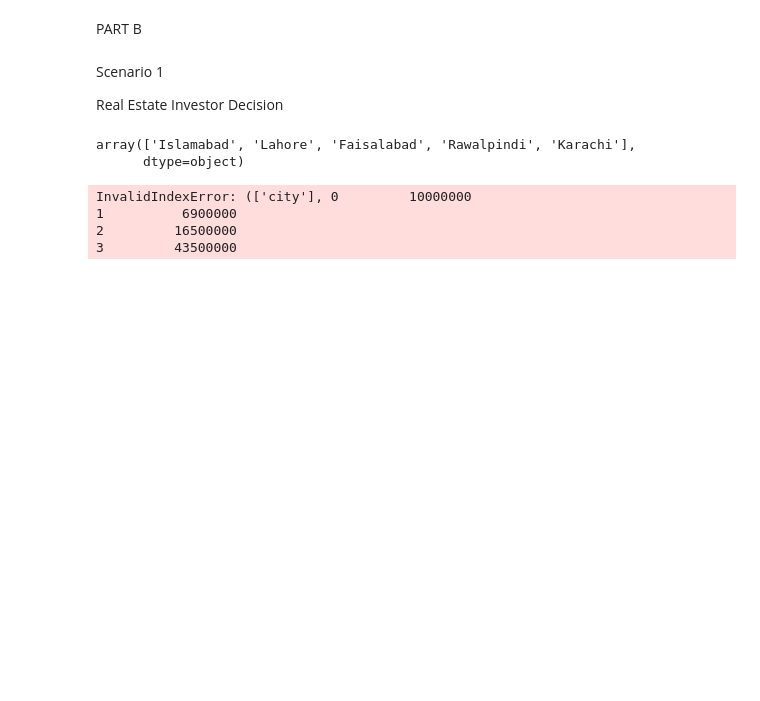
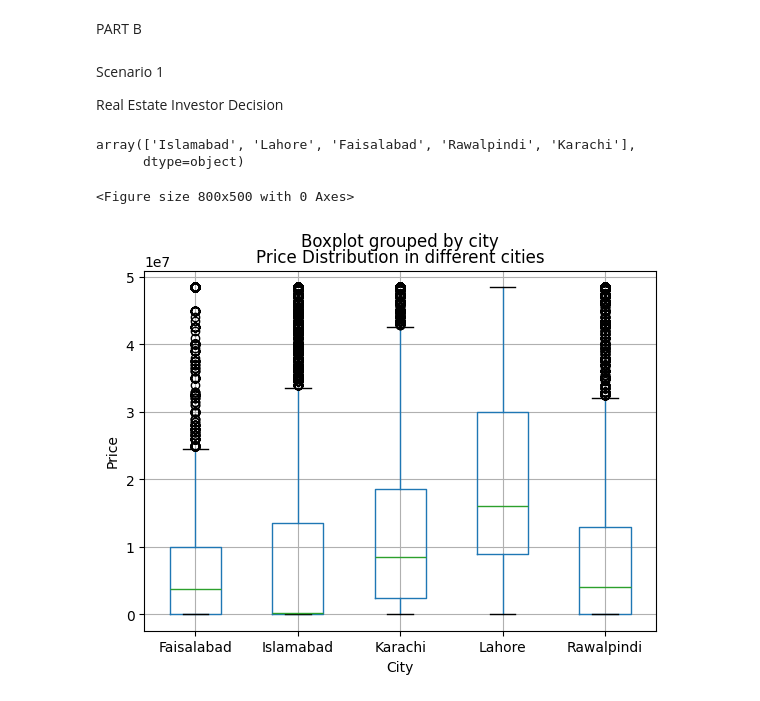
Before and after one commit to Abdul-Rafay-web/Data-Wrangling, a Jupyter notebook: Teknofest/main_competition.ipynb, the cells around one changed output. Saved outputs shown, nothing was run; the diff lists cells and outputs as text; code cells hidden in the pictures; blank space fills up the shorter version.

```diff
--- a/Teknofest/main_competition.ipynb
+++ b/Teknofest/main_competition.ipynb
@@ -231,11 +231,16 @@ df['city'].unique()
 array(['Islamabad', 'Lahore', 'Faisalabad', 'Rawalpindi', 'Karachi'],
       dtype=object)
 # %%
-plt.boxplot(df[['city'],df['price']])
-plt.title("Cities price comparasions")
-plt.show()
+df['city'].unique()
+major_cities=['Islamabad', 'Lahore', 'Faisalabad', 'Rawalpindi', 'Karachi']
+city_df=df[df['city'].isin(major_cities)]
-# %% [output]
-InvalidIndexError: (['city'], 0         10000000
-1          6900000
-2         16500000
-3         43500000
+# %%
+plt.figure(figsize=(8,5))
+city_df.boxplot(column='price',by='city')
+plt.title('Price Distribution in different cities')
+plt.xlabel('City')
+plt.ylabel('Price')
+plt.show()
+# %% [output]
+<Figure size 800x500 with 0 Axes>
+[figure, added]
```
Also changed, not shown: parts of 5 cells of this notebook.
